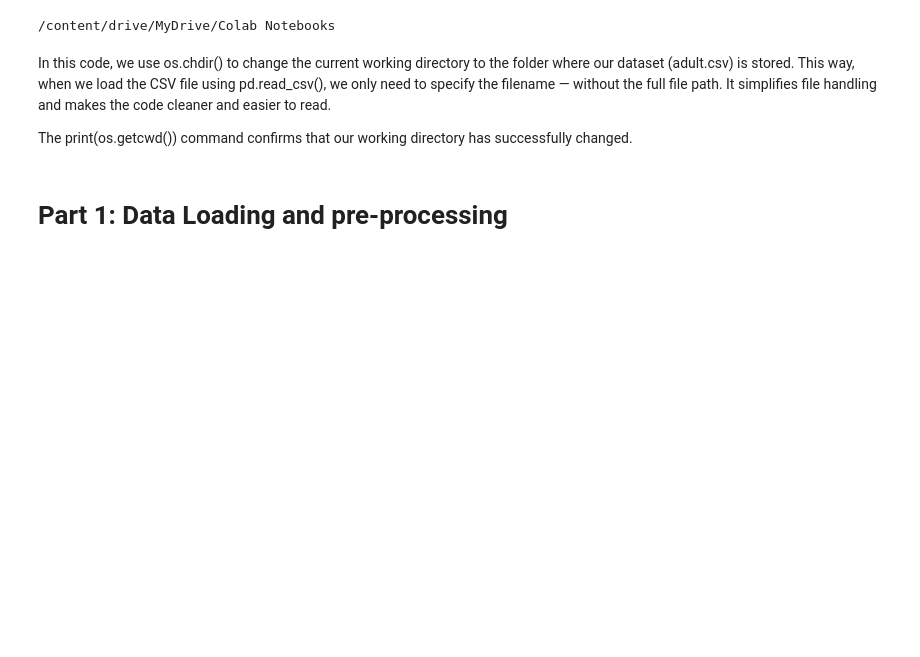
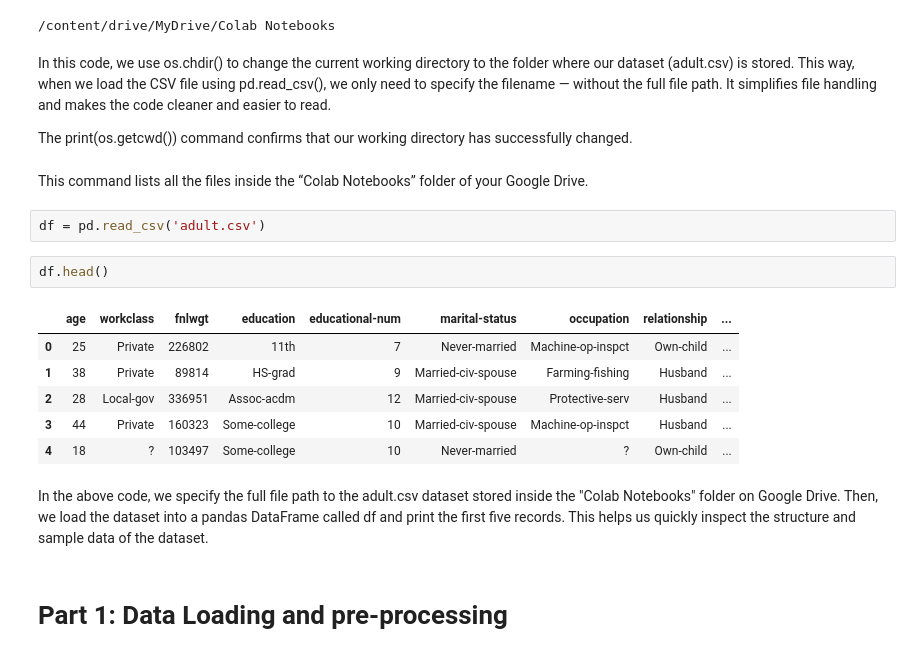
Before and after one commit to Shravaniiii/assignment1-701, a Jupyter notebook: assignment1.ipynb, the cells around one changed output. Cells and saved outputs as stored; diff of their text form; blank space fills up the shorter version.

```diff
--- a/assignment1.ipynb
+++ b/assignment1.ipynb
@@ -102,6 +73,21 @@ df = pd.read_csv('adult.csv')  # now just use filename
 In this code, we use os.chdir() to change the current working directory to the folder where our dataset (adult.csv) is stored. This way, when we load the CSV file using pd.read_csv(), we only need to specify the filename — without the full file path. It simplifies file handling and makes the code cleaner and easier to read.
 
 The print(os.getcwd()) command confirms that our working directory has successfully changed.
+# %% [markdown]
+This command lists all the files inside the “Colab Notebooks” folder of your Google Drive.
+# %%
+df = pd.read_csv('adult.csv')
+# %%
+df.head()
+# %% [output]
+|  | age | workclass | fnlwgt | education | educational-num | marital-status | occupation | relationship | ... |
+| 0 | 25 | Private | 226802 | 11th | 7 | Never-married | Machine-op-inspct | Own-child | ... |
+| 1 | 38 | Private | 89814 | HS-grad | 9 | Married-civ-spouse | Farming-fishing | Husband | ... |
+| 2 | 28 | Local-gov | 336951 | Assoc-acdm | 12 | Married-civ-spouse | Protective-serv | Husband | ... |
+| 3 | 44 | Private | 160323 | Some-college | 10 | Married-civ-spouse | Machine-op-inspct | Husband | ... |
+| 4 | 18 | ? | 103497 | Some-college | 10 | Never-married | ? | Own-child | ... |
+# %% [markdown]
+In the above code, we specify the full file path to the adult.csv dataset stored inside the "Colab Notebooks" folder on Google Drive. Then, we load the dataset into a pandas DataFrame called df and print the first five records. This helps us quickly inspect the structure and sample data of the dataset.
 # %% [markdown]
 # **Part 1: Data Loading and pre-processing**
 # %% [markdown]
```
Also changed, not shown: parts of 9 cells of this notebook.
